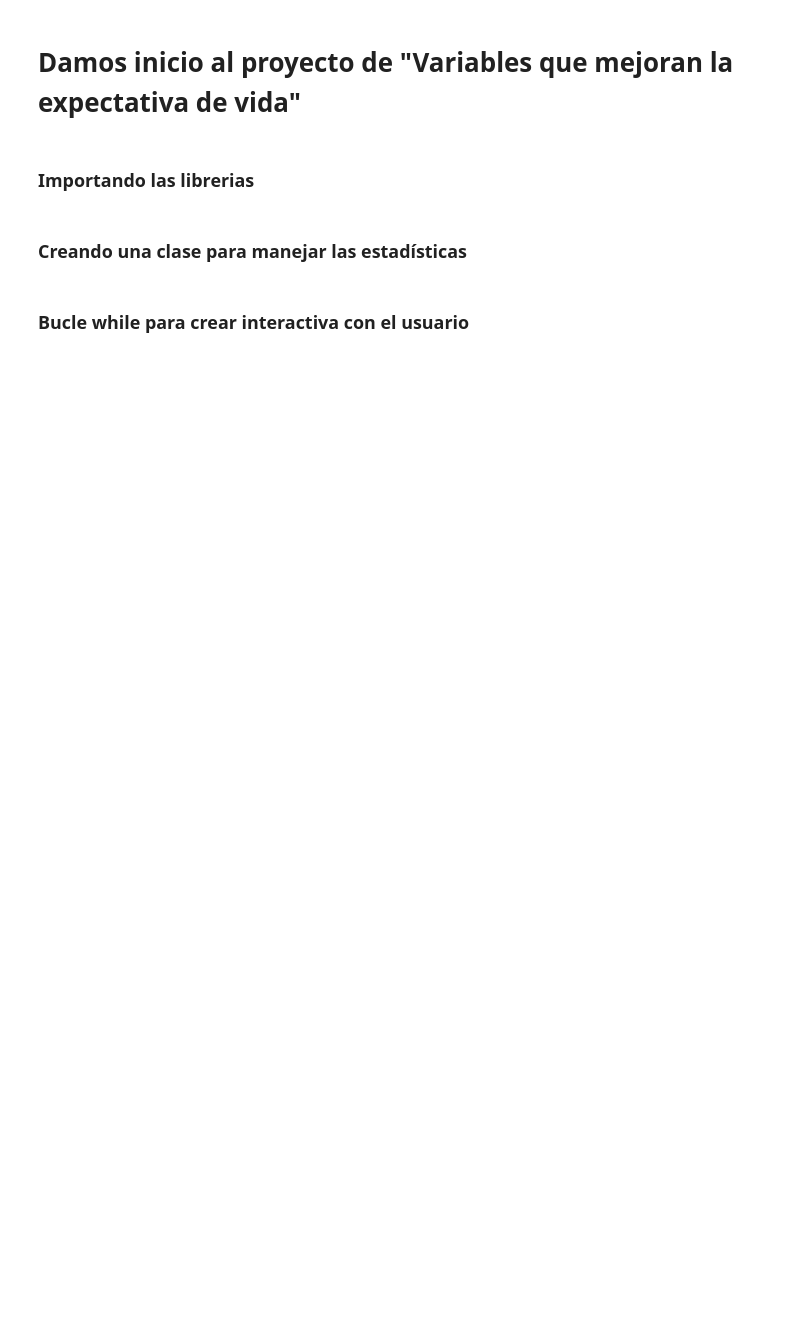
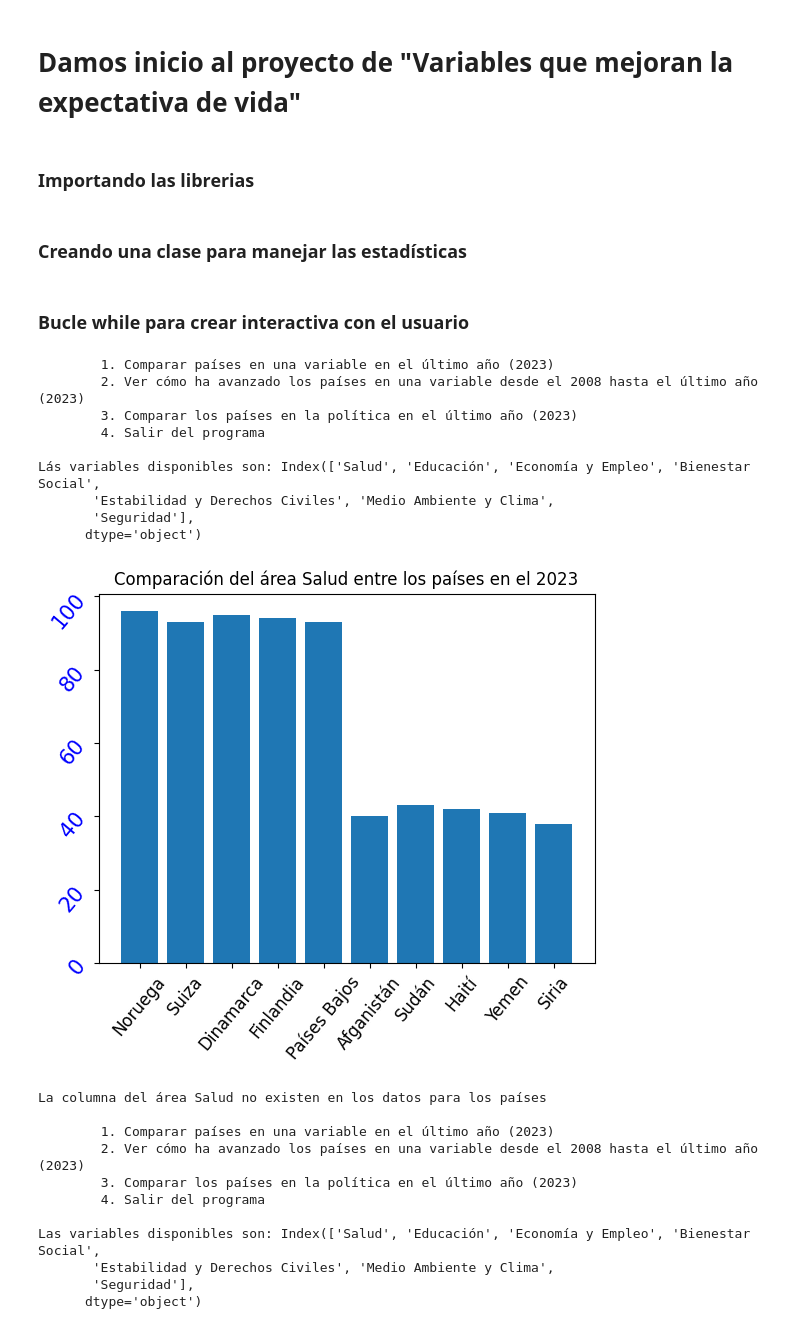
Before and after one commit to VzGabo/hallacas, a Jupyter notebook: proyecto/index.ipynb, the cells around one changed output. Saved outputs shown, nothing was run; the diff lists cells and outputs as text; code cells hidden in the pictures; blank space fills up the shorter version.

```diff
--- a/proyecto/index.ipynb
+++ b/proyecto/index.ipynb
@@ -17,19 +17,21 @@ class AreaAnalyse:
         3. Comparar los países en la política en el último año (2023)
         4. Salir del programa
         '''
+        self.areas = ['', ]
 
     # OBTENIENDO LOS DATOS DEL CSV
     def read_data(self) -> list:
         try:
             file_path = '../informacion/informacion_calidad_vida.csv'
             dataframe = pd.read_csv(file_path)
-        except:
+        except FileNotFoundError:
             print("La data no se encontró")
 
         return dataframe
 
     # COMPARANDO LOS PAÍSES EN UN ÁREA DEL USUARIO
     def comparation_countries(self, area):
+
         area_countries = self.read_data()[['País', area, 'Año']]
 
         # Comparando los países por el área
@@ -39,8 +41,11 @@ class AreaAnalyse:
         plt.xticks(rotation = 50, size = 12)
         plt.show()
 
+        print(f"La columna del área {area} no existen en los datos para los países")
+
     # COMPARANDO TODOS LOS PAÍSES EN UN ÁREA DESDE EL 2008
     def comparation_time_countries(self, area):
+
         data = self.read_data()
         if data is None:
             return None
@@ -54,15 +59,14 @@ class AreaAnalyse:
         for country in countries:
             country_data = data[data['País'] == country]
 
-            if 'Año' not in country_data.columns or  not area in country_data.columns:
-                print(f"Las columnas 'Año' o el área {area} no existen en los datos para {country}")
-                continue
+            if not area in country_data.columns:
+                print(f"La columna del área {area} no existen en los datos para los países")
+                break
 
             data_filter[country] = country_data
 
-        # Gráfico de línea
         for country, df in data_filter.items():
-            plt.plot(df['Año'], df[area], label=country)
+            plt.plot(df['Año'], df[area], label = country)
         plt.title(f'Evolución del area {area} por año en cada país')
         plt.xlabel('Año')
         plt.ylabel(area)
@@ -100,0 +78,62 @@ while option in [0, 1, 2, 3, 4]:
+# %%
+analyse = AreaAnalyse() # Instanciando la clase
+areas = analyse.read_data() # Obteniendo la data
+
+life_variable = areas.iloc[0 : 0, 2 :] # Obteniendo las variables de vida
+
+option = 0
+
+while option in [0, 1, 2, 3, 4]:
+
+    print(analyse.menu)
+
+    option = int(input("Introduce una opción: "))
+
+    # Comparar todos los países en un área en el año 2023
+    if option == 1:
+        print(f"Lás variables disponibles son: {life_variable.columns}")
+        area_life = input("Introduce qué área quieres comparar con los demás países")
+
+        analyse.comparation_countries(area_life)
+
+    # Comparar todos los países desde el 2008 en un área hasta el 2023
+    elif option == 2:
+        print(f"Las variables disponibles son: {life_variable.columns}")
+        area_years = input("Introduce el área a comparar cronológicamente")
+
+        analyse.comparation_time_countries(area_years)
+
+    # Comparar la política de los países en el año 2023
+    elif option == 3:
+        print("La diferencia política entre los 5 mejores países y los 5 peores es: ")
+        analyse.comparation_countries('Estabilidad y Derechos Civiles')
+
+    # SALIENDO DEL PROGRAMA
+    elif option == 4:
+        print('Saliendo del programa...')
+        option = 5
+
+    else:
+        print('Esa opción no está entre las opciones')
+# %% [output]
+        1. Comparar países en una variable en el último año (2023)
+        2. Ver cómo ha avanzado los países en una variable desde el 2008 hasta el último año (2023)
+        3. Comparar los países en la política en el último año (2023)
+        4. Salir del programa
+
+Lás variables disponibles son: Index(['Salud', 'Educación', 'Economía y Empleo', 'Bienestar Social',
+       'Estabilidad y Derechos Civiles', 'Medio Ambiente y Clima',
+       'Seguridad'],
+      dtype='object')
+[figure, added]
+La columna del área Salud no existen en los datos para los países
+
+        1. Comparar países en una variable en el último año (2023)
+        2. Ver cómo ha avanzado los países en una variable desde el 2008 hasta el último año (2023)
+        3. Comparar los países en la política en el último año (2023)
+        4. Salir del programa
+
+Las variables disponibles son: Index(['Salud', 'Educación', 'Economía y Empleo', 'Bienestar Social',
+       'Estabilidad y Derechos Civiles', 'Medio Ambiente y Clima',
+       'Seguridad'],
+      dtype='object')
```
Also changed, not shown: parts of 2 cells of this notebook.
